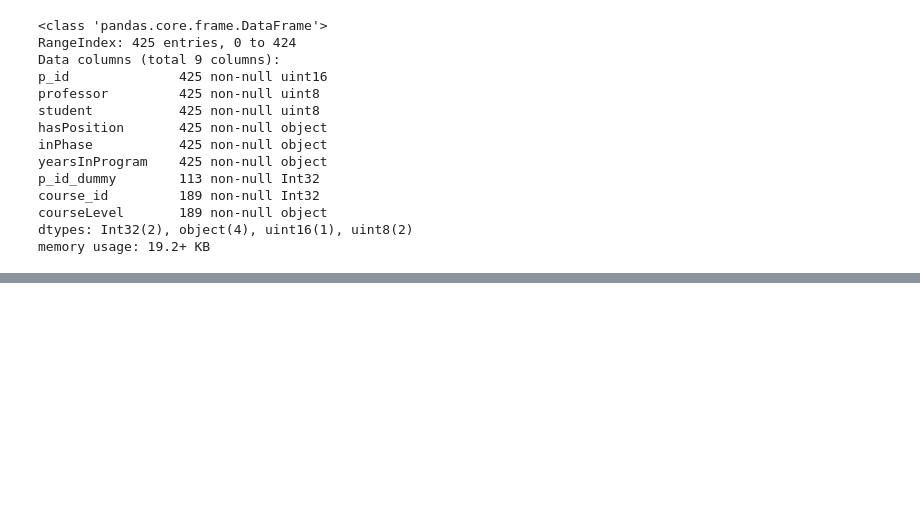
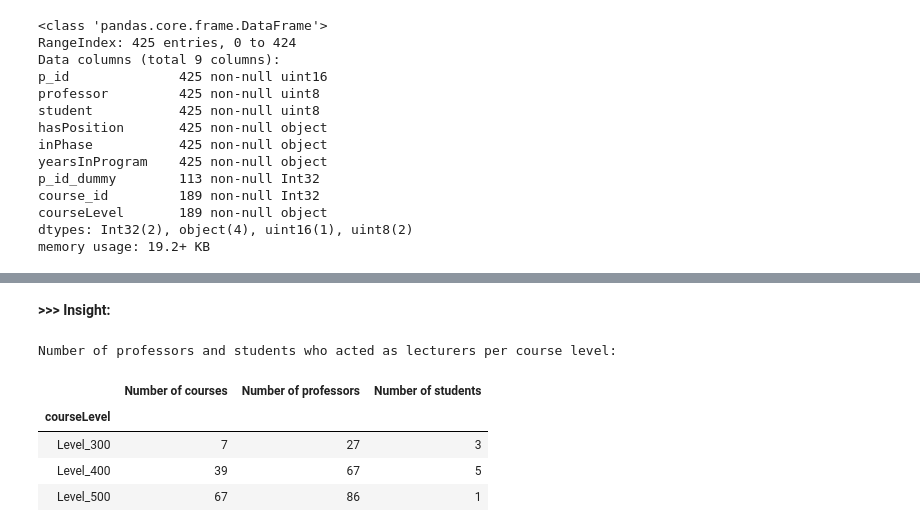
Before and after one commit to ad-riyan/dqlab_idc3, a Jupyter notebook: dqlab_idc_3.ipynb, the cells around one changed output, grey strips where cells are left out. Saved outputs shown, nothing was run; the diff lists cells and outputs as text; code cells hidden in the pictures; blank space fills up the shorter version.

```diff
--- a/dqlab_idc_3.ipynb
+++ b/dqlab_idc_3.ipynb
@@ -319,0 +246,7 @@ display(_e2_[["courseLevel", "inPhase", "yearsInProgram", "student"]])
+# %%
+course_df = (my_df.loc[my_df["course_id"].notna(),:]
+                .groupby(["courseLevel", "course_id"])
+                .sum()
+                .drop(["p_id","p_id_dummy"], axis=1)
+                .reset_index()
+             )
@@ -319,0 +348,19 @@ display(_e2_[["courseLevel", "inPhase", "yearsInProgram", "student"]])
+# %% [markdown]
+**>>> Insight:**
+# %%
+print("\nNumber of professors and students who acted as lecturers per course level:\n")
+(course_df.groupby("courseLevel")
+     .agg({"course_id": "count",
+           "professor": "sum",
+           "student": "sum"})
+     .rename(columns={"course_id": "Number of courses",
+                      "professor": "Number of professors",
+                      "student": "Number of students"})
+)
+# %% [output]
+Number of professors and students who acted as lecturers per course level:
+|  | Number of courses | Number of professors | Number of students |
+| courseLevel |  |  |  |
+| Level_300 | 7 | 27 | 3 |
+| Level_400 | 39 | 67 | 5 |
+| Level_500 | 67 | 86 | 1 |
```
Also changed, not shown: parts of 53 cells of this notebook, 4 other files.
